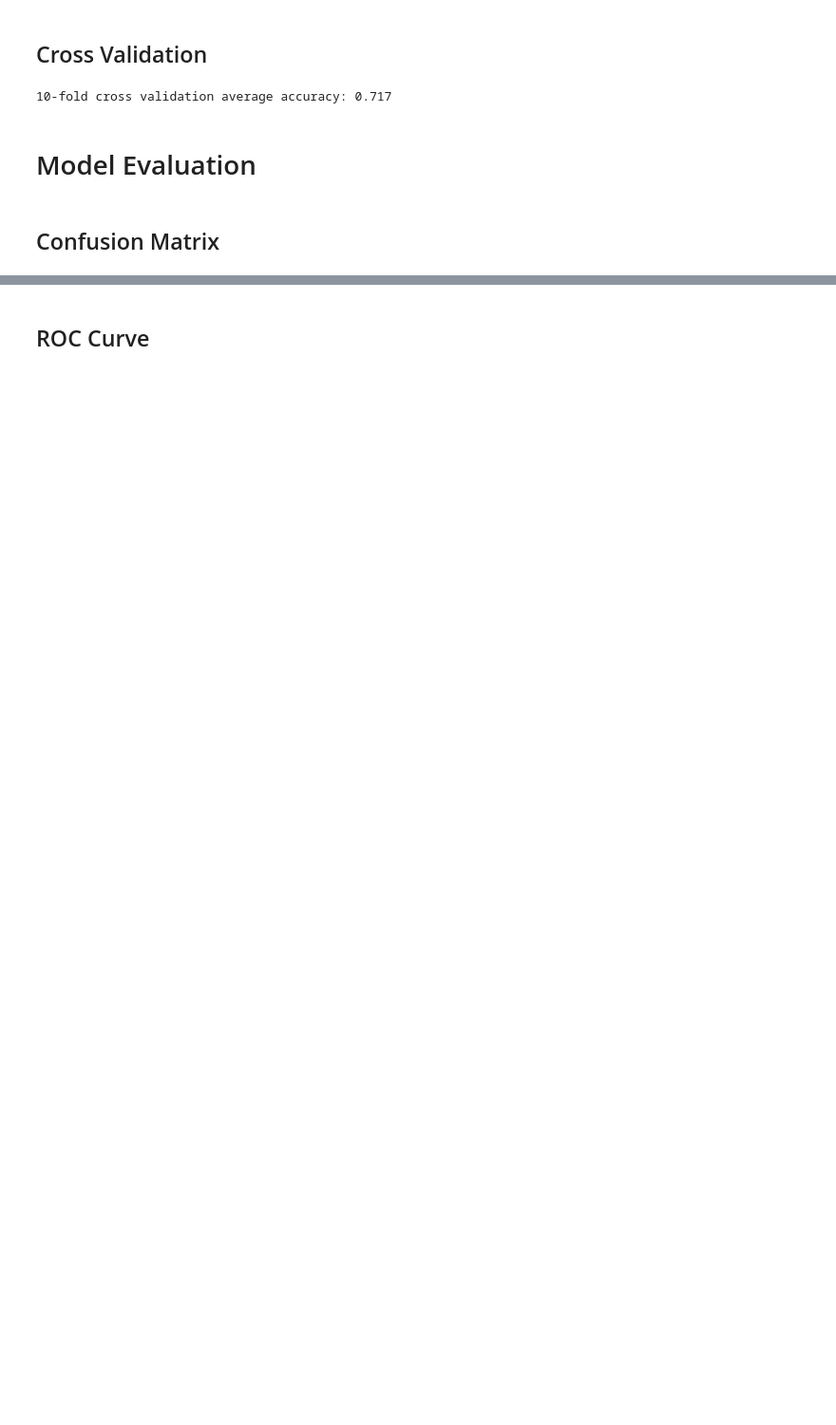
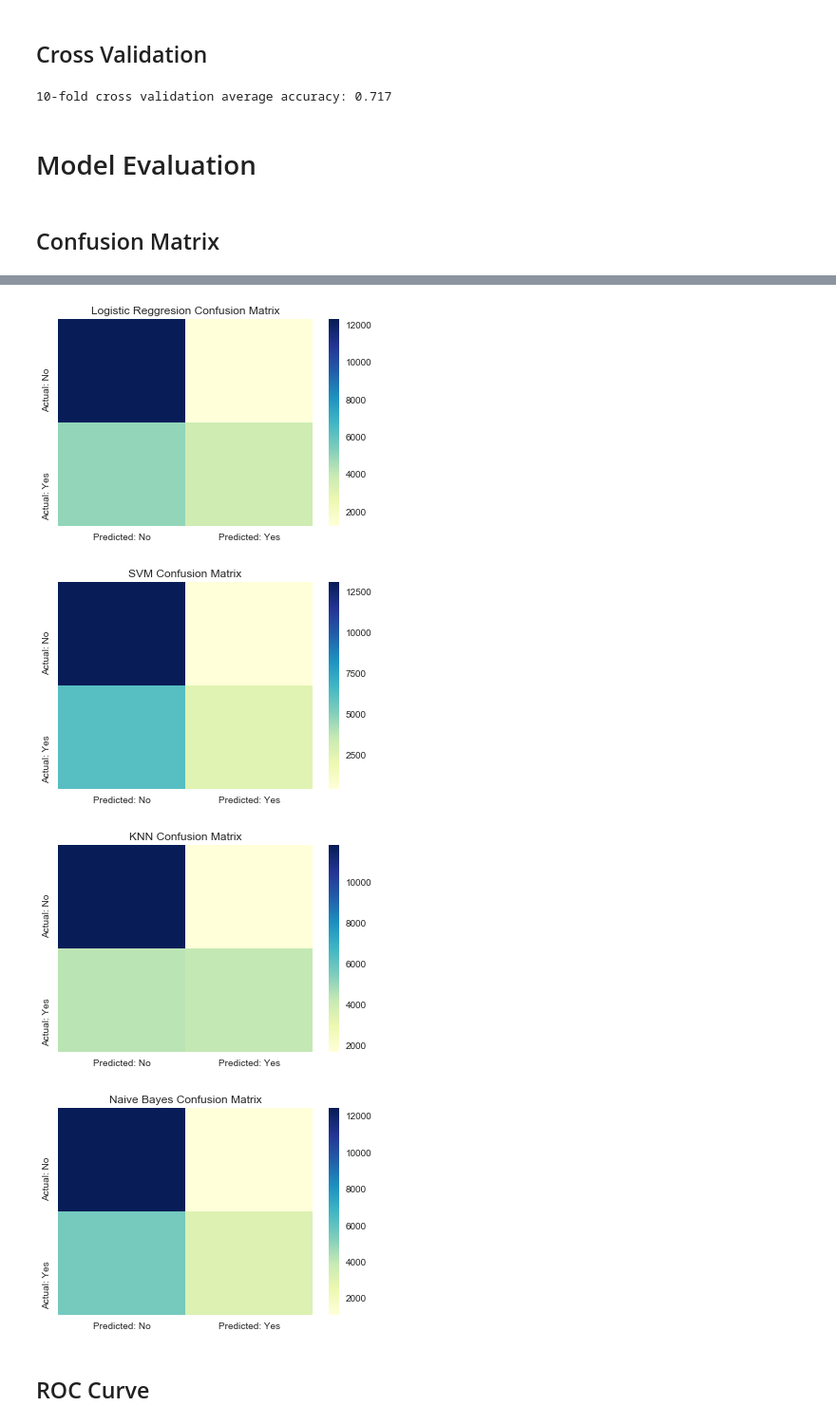
Before and after one commit to davidgibsonp/airbnb_predict_reservation, a Jupyter notebook: Report.ipynb, the cells around one changed output, grey strips where cells are left out. Shown at 95% size. Saved outputs shown, nothing was run; the diff lists cells and outputs as text; code cells hidden in the pictures; blank space fills up the shorter version.

Commit message:
Added Confusion Matrix's

```diff
--- a/Report.ipynb
+++ b/Report.ipynb
@@ -583,7 +602,3 @@ print("10-fold cross validation average accuracy: %.3f" % (results.mean()))
 # Model Evaluation
 # %% [markdown]
 ## Confusion Matrix
-# %%
-from sklearn.metrics import confusion_matrix
-confusion_matrix = confusion_matrix(y_test, y_pred)
-print(confusion_matrix)
@@ -600,12 +605,16 @@ array([12250,  1217])
 # %%
-confusion_df = pd.DataFrame(confusion_matrix)
+from sklearn.metrics import confusion_matrix
 
-confusion_df = confusion_df.append([[list(confusion_df.sum(axis=1))[0],
-                                     list(confusion_df.sum(axis=1))[1]]])
+def confusion_matrix_df(target_var, model_pred):
+    c_matrix = confusion_matrix(target_var, model_pred)
+    confusion_df = pd.DataFrame(c_matrix)
 
-confusion_df['Sum'] = list(confusion_df.sum(axis=1))
+    confusion_df = confusion_df.append([[list(confusion_df.sum(axis=1))[0],
+                                         list(confusion_df.sum(axis=1))[1]]])
 
-confusion_df.columns = ['Predicted: No', 'Predicted: yes', 'Sum']
-confusion_df.index = ['Actual: No', 'Actual: yes', 'Sum']
+    confusion_df['Sum'] = list(confusion_df.sum(axis=1))
 
-confusion_df
+    confusion_df.columns = ['Predicted: No', 'Predicted: Yes', 'Sum']
+    confusion_df.index = ['Actual: No', 'Actual: Yes', 'Sum']
+
+    return confusion_df
@@ -621,0 +621,6 @@ plt.show()
+# %%
+# Create confusion Matrix's
+logreg_confusion = confusion_matrix_df(y_test, logreg_pred)
+svmachine_confusion = confusion_matrix_df(y_test, svmachine_pred)
+knn_confusion = confusion_matrix_df(y_test, knneighbor_pred)
+nbayes_confusion = confusion_matrix_df(y_test, nbayes_pred)
@@ -622,3 +649,24 @@ plt.show()
+# %%
+sns.heatmap(logreg_confusion.iloc[0:2,0:2], cmap="YlGnBu")
+plt.title('Logistic Reggresion Confusion Matrix')
+plt.show()
+
+sns.heatmap(svmachine_confusion.iloc[0:2,0:2], cmap="YlGnBu")
+plt.title('SVM Confusion Matrix')
+plt.show()
+
+sns.heatmap(knn_confusion.iloc[0:2,0:2], cmap="YlGnBu")
+plt.title('KNN Confusion Matrix')
+plt.show()
+
+sns.heatmap(nbayes_confusion.iloc[0:2,0:2], cmap="YlGnBu")
+plt.title('Naive Bayes Confusion Matrix')
+plt.show()
+# %% [output]
+[figure, added]
+[figure, added]
+[figure, added]
+[figure, added]
 # %% [markdown]
 ## ROC Curve
 # %%
```
Also changed, not shown: parts of 13 cells of this notebook.
